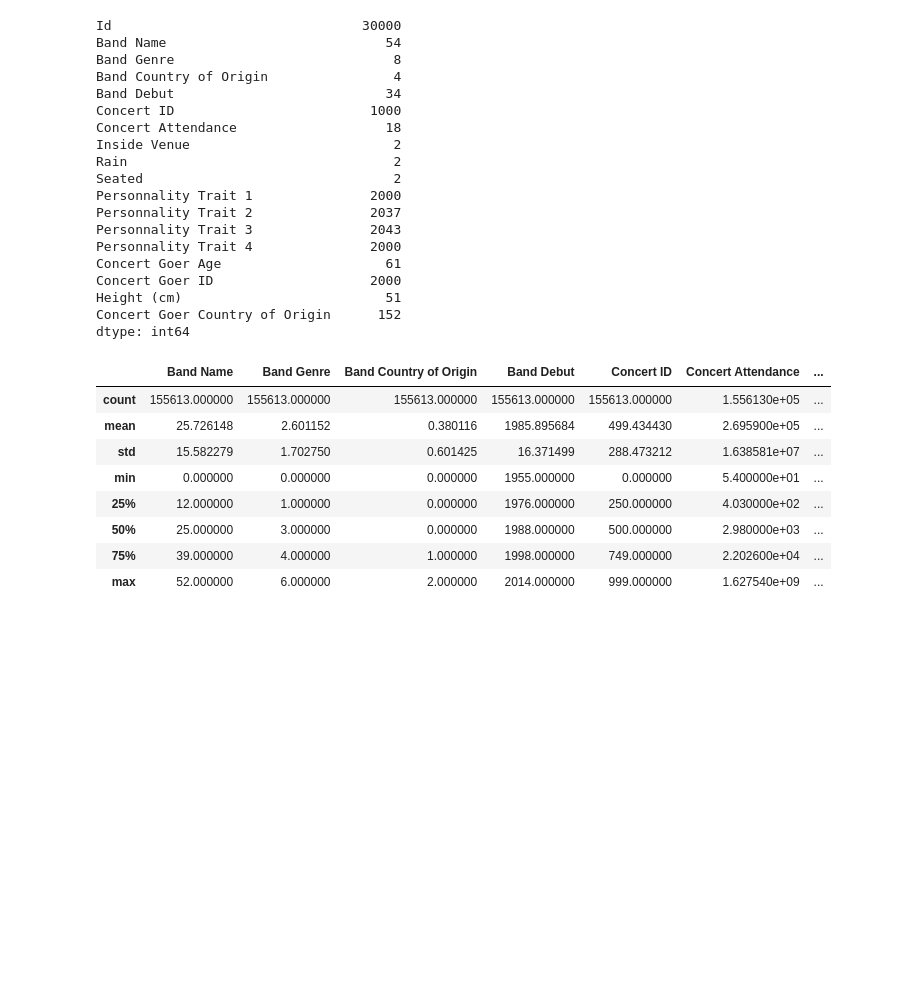
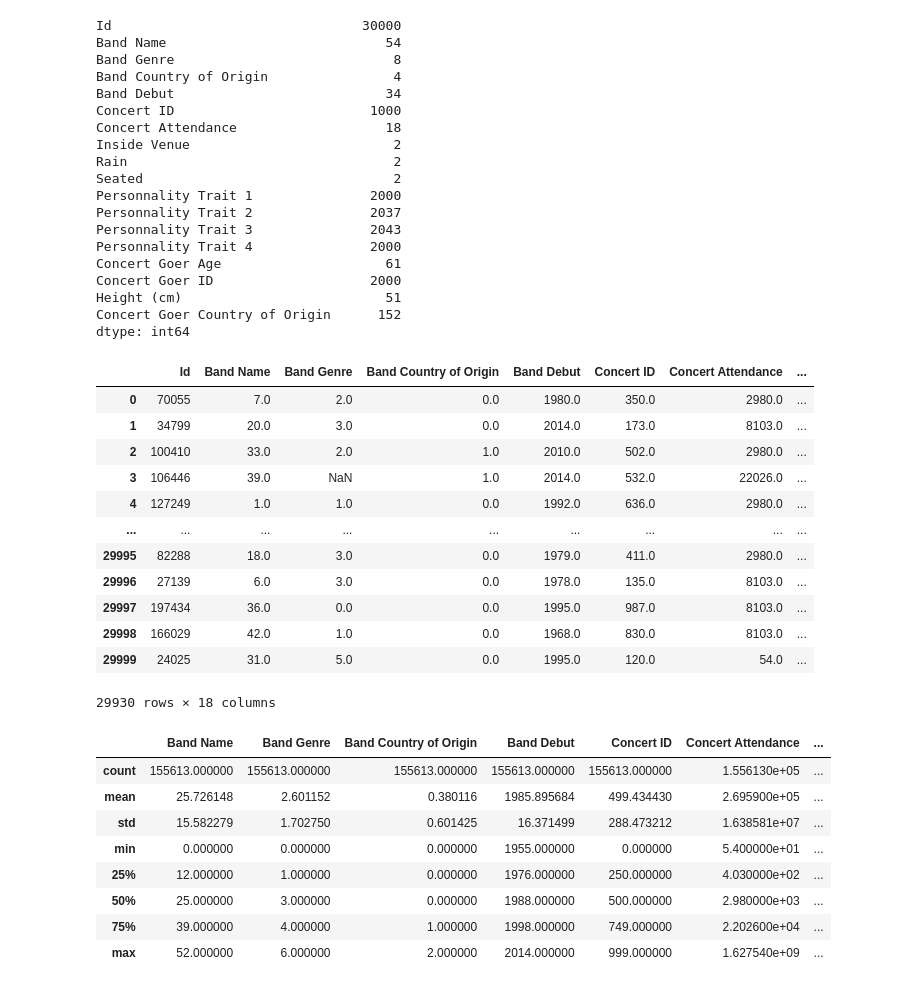
Before and after one commit to shahrohman/inf8245e_kaggle, a Jupyter notebook: ML_kaggle.ipynb, the cells around one changed output. Drawn from its saved outputs; the diff is of its cells as text; code cells hidden in the pictures; blank space fills up the shorter version.

```diff
--- a/ML_kaggle.ipynb
+++ b/ML_kaggle.ipynb
@@ -268,6 +268,22 @@ train_data = train_data.replace({'Concert Enjoyment':enjoyment_dictionary})
 # Remove "ConcertExperience" in Id column
 train_data['Id'] = train_data['Id'].str.replace('ConcertExperience_', '')
 test_data['Id'] = test_data['Id'].str.replace('ConcertExperience_', '')
+# %%
+test_data
+# %% [output]
+|  | Id | Band Name | Band Genre | Band Country of Origin | Band Debut | Concert ID | Concert Attendance | ... |
+| 0 | 70055 | 7.0 | 2.0 | 0.0 | 1980.0 | 350.0 | 2980.0 | ... |
+| 1 | 34799 | 20.0 | 3.0 | 0.0 | 2014.0 | 173.0 | 8103.0 | ... |
+| 2 | 100410 | 33.0 | 2.0 | 1.0 | 2010.0 | 502.0 | 2980.0 | ... |
+| 3 | 106446 | 39.0 | NaN | 1.0 | 2014.0 | 532.0 | 22026.0 | ... |
+| 4 | 127249 | 1.0 | 1.0 | 0.0 | 1992.0 | 636.0 | 2980.0 | ... |
+| ... | ... | ... | ... | ... | ... | ... | ... | ... |
+| 29995 | 82288 | 18.0 | 3.0 | 0.0 | 1979.0 | 411.0 | 2980.0 | ... |
+| 29996 | 27139 | 6.0 | 3.0 | 0.0 | 1978.0 | 135.0 | 8103.0 | ... |
+| 29997 | 197434 | 36.0 | 0.0 | 0.0 | 1995.0 | 987.0 | 8103.0 | ... |
+| 29998 | 166029 | 42.0 | 1.0 | 0.0 | 1968.0 | 830.0 | 8103.0 | ... |
+| 29999 | 24025 | 31.0 | 5.0 | 0.0 | 1995.0 | 120.0 | 54.0 | ... |
+29930 rows × 18 columns
 # %%
 train_data.describe()
 # %% [output]
```
Also changed, not shown: parts of 7 cells of this notebook.
